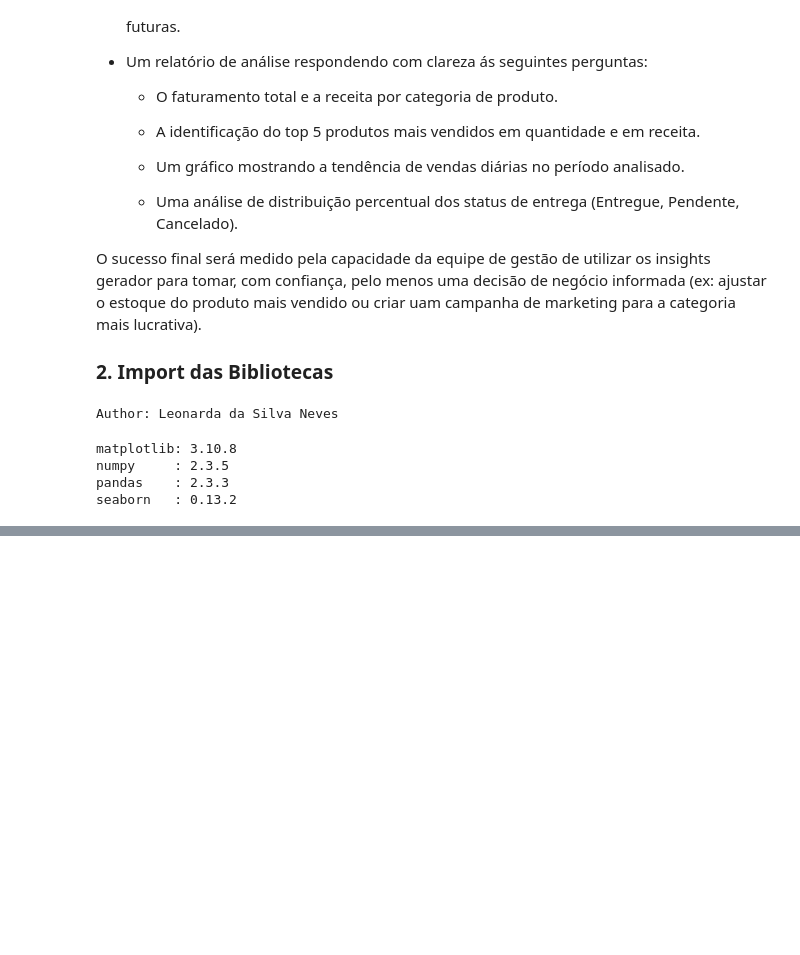
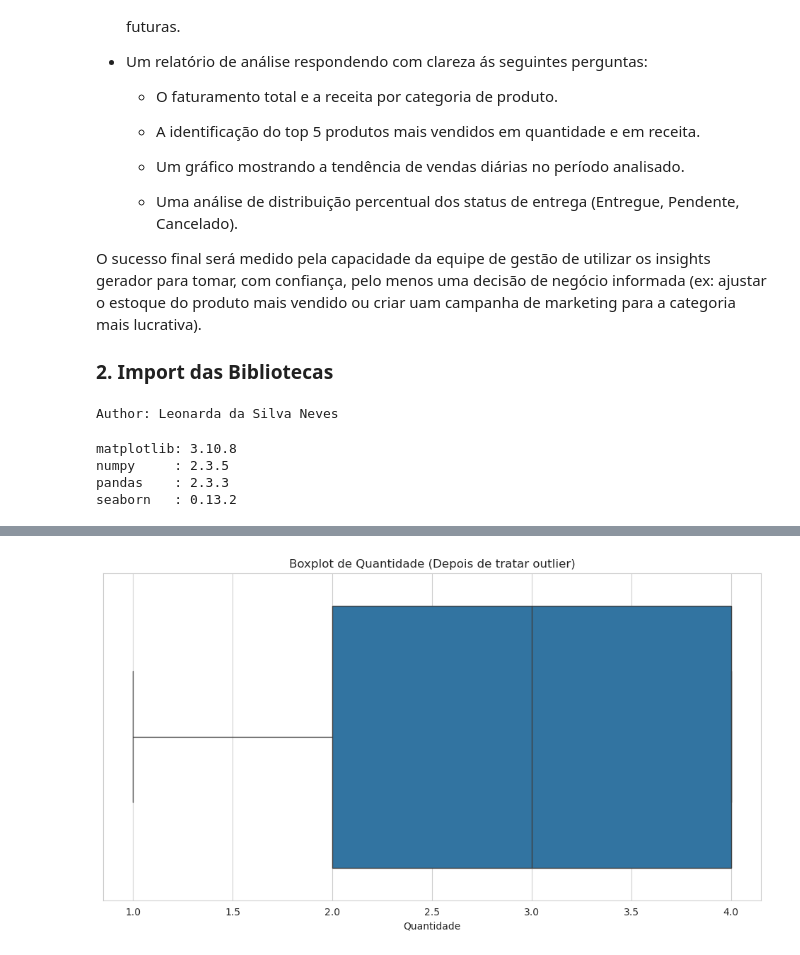
Before and after one commit to leojutsu/Base_Python, a Jupyter notebook: pandas/EDA_E-commerce.ipynb, the cells around one changed output, grey strips where cells are left out. Drawn from its saved outputs; the diff is of its cells as text; code cells hidden in the pictures; blank space fills up the shorter version.

```diff
--- a/pandas/EDA_E-commerce.ipynb
+++ b/pandas/EDA_E-commerce.ipynb
@@ -86,0 +332,12 @@ plt.rcParams['figure.figsize'] = (12, 6)
+# %%
+# Vamos remover valores de 'Quantidade' que estão muito distântes da média.
+# Uma abordagem comum é remover valores que estão além de 3 desvios padrão da média.
+limite_superior = df_limpo['Quantidade'].mean() + 3 * df_limpo['Quantidade'].std()
+df_limpo = df_limpo[df_limpo['Quantidade'] < limite_superior]
+# %%
+# Verificando  o resultado
+sns.boxplot(x = df_limpo['Quantidade'])
+plt.title("Boxplot de Quantidade (Depois de tratar outlier)")
+plt.show()
+# %% [output]
+[figure, added]
```
Also changed, not shown: parts of 42 cells of this notebook.
